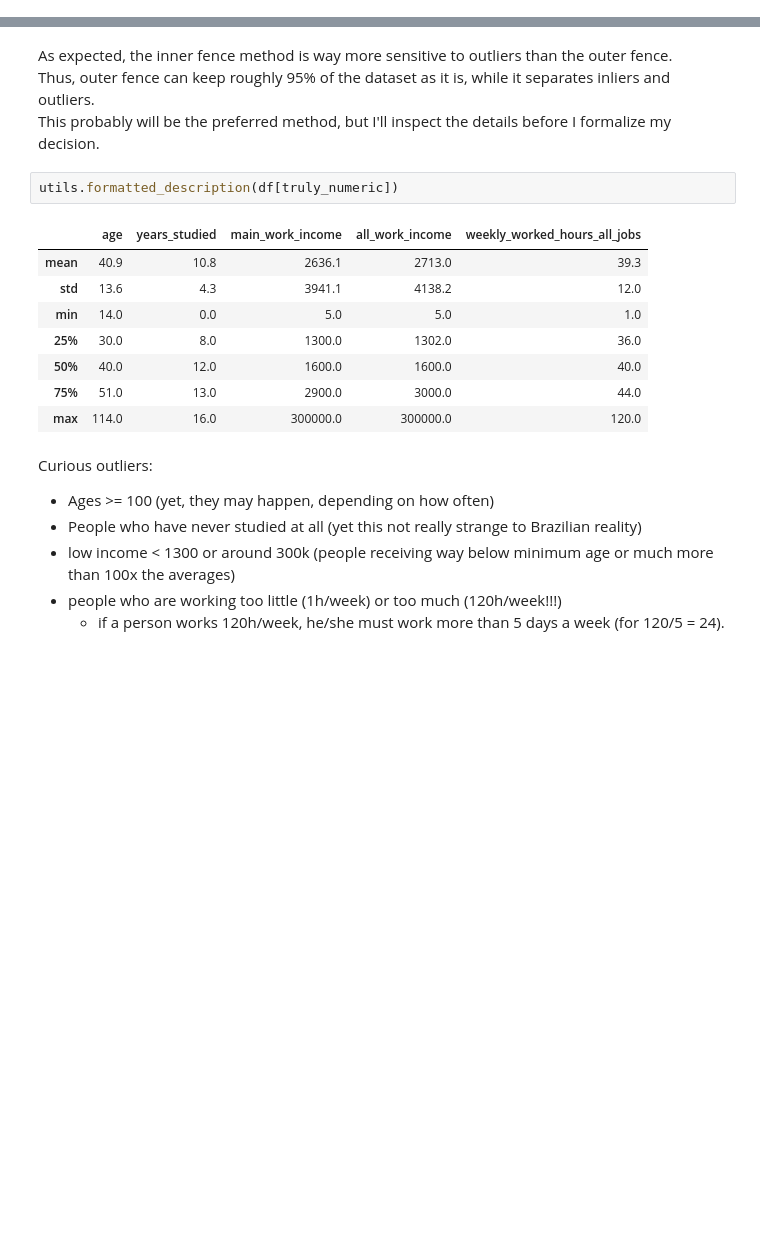
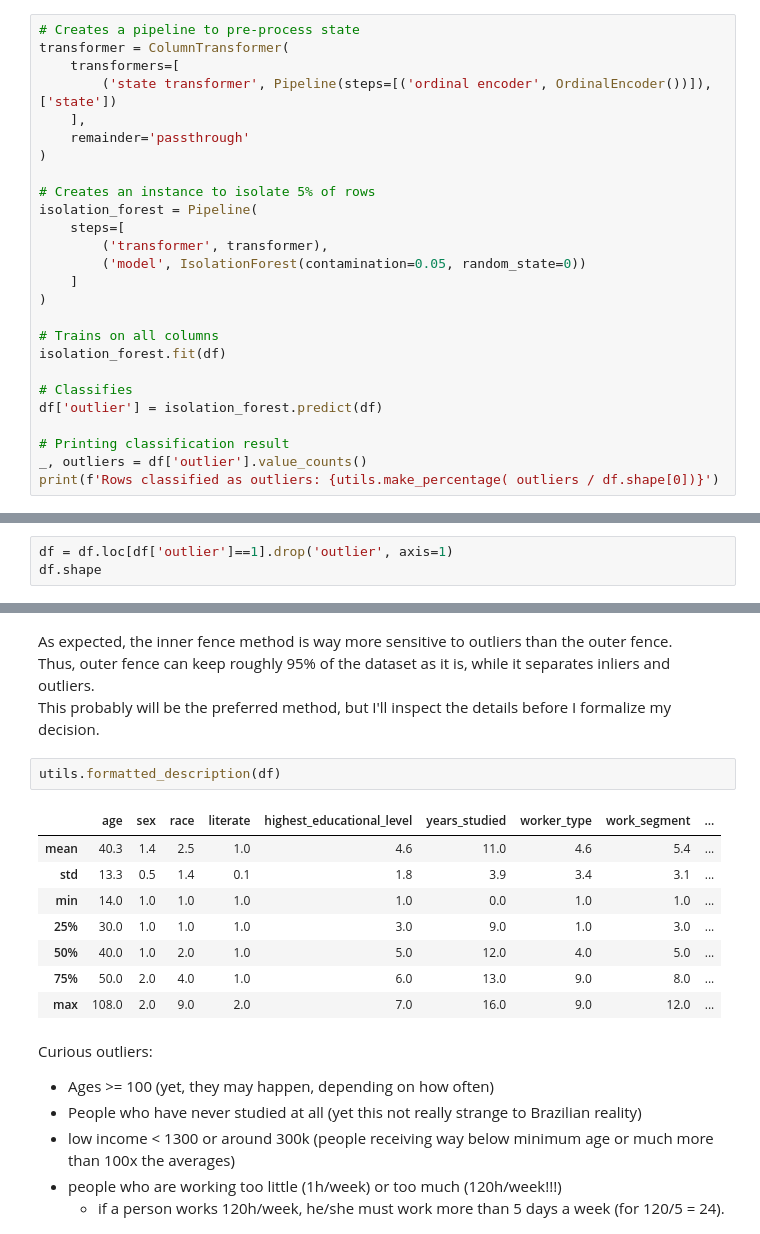
Before and after one commit to viniciussuares/IncomePrediction, a Jupyter notebook: notebooks/eda.ipynb, the cells around one changed output, grey strips where cells are left out. Saved outputs shown, nothing was run; the diff lists cells and outputs as text; blank space fills up the shorter version.

Commit message:
Used isolation forest to remove outliers

```diff
--- a/notebooks/eda.ipynb
+++ b/notebooks/eda.ipynb
@@ -114,3 +111,29 @@ weekly_worked_hours_all_jobs     0.00%
 dtype: object
 # %% [markdown]
 Checking outliers:
+# %%
+# Creates a pipeline to pre-process state
+transformer = ColumnTransformer(
+    transformers=[
+        ('state transformer', Pipeline(steps=[('ordinal encoder', OrdinalEncoder())]), ['state'])
+    ],
+    remainder='passthrough'
+)
+
+# Creates an instance to isolate 5% of rows
+isolation_forest = Pipeline(
+    steps=[
+        ('transformer', transformer),
+        ('model', IsolationForest(contamination=0.05, random_state=0))
+    ]
+)
+
+# Trains on all columns
+isolation_forest.fit(df)
+
+# Classifies
+df['outlier'] = isolation_forest.predict(df)
+
+# Printing classification result
+_, outliers = df['outlier'].value_counts()
+print(f'Rows classified as outliers: {utils.make_percentage( outliers / df.shape[0])}')
@@ -116,0 +191,3 @@ Checking outliers:
+# %%
+df = df.loc[df['outlier']==1].drop('outlier', axis=1)
+df.shape
@@ -129,16 +212,16 @@ As expected, the inner fence method is way more sensitive to outliers than the o
 Thus, outer fence can keep roughly 95% of the dataset as it is, while it separates inliers and outliers.
 This probably will be the preferred method, but I'll inspect the details before I formalize my decision.
 # %%
-utils.formatted_description(df[truly_numeric])
+utils.formatted_description(df)
 # %% [output]
-|  | age | years_studied | main_work_income | all_work_income | weekly_worked_hours_all_jobs |
-| mean | 40.9 | 10.8 | 2636.1 | 2713.0 | 39.3 |
-| std | 13.6 | 4.3 | 3941.1 | 4138.2 | 12.0 |
-| min | 14.0 | 0.0 | 5.0 | 5.0 | 1.0 |
-| 25% | 30.0 | 8.0 | 1300.0 | 1302.0 | 36.0 |
-| 50% | 40.0 | 12.0 | 1600.0 | 1600.0 | 40.0 |
-| 75% | 51.0 | 13.0 | 2900.0 | 3000.0 | 44.0 |
-| max | 114.0 | 16.0 | 300000.0 | 300000.0 | 120.0 |
+|  | age | sex | race | literate | highest_educational_level | years_studied | worker_type | work_segment | ... |
+| mean | 40.3 | 1.4 | 2.5 | 1.0 | 4.6 | 11.0 | 4.6 | 5.4 | ... |
+| std | 13.3 | 0.5 | 1.4 | 0.1 | 1.8 | 3.9 | 3.4 | 3.1 | ... |
+| min | 14.0 | 1.0 | 1.0 | 1.0 | 1.0 | 0.0 | 1.0 | 1.0 | ... |
+| 25% | 30.0 | 1.0 | 1.0 | 1.0 | 3.0 | 9.0 | 1.0 | 3.0 | ... |
+| 50% | 40.0 | 1.0 | 2.0 | 1.0 | 5.0 | 12.0 | 4.0 | 5.0 | ... |
+| 75% | 50.0 | 2.0 | 4.0 | 1.0 | 6.0 | 13.0 | 9.0 | 8.0 | ... |
+| max | 108.0 | 2.0 | 9.0 | 2.0 | 7.0 | 16.0 | 9.0 | 12.0 | ... |
 # %% [markdown]
 Curious outliers:
 - Ages >= 100 (yet, they may happen, depending on how often)
```
Also changed, not shown: parts of 11 cells of this notebook, 2 other files.
